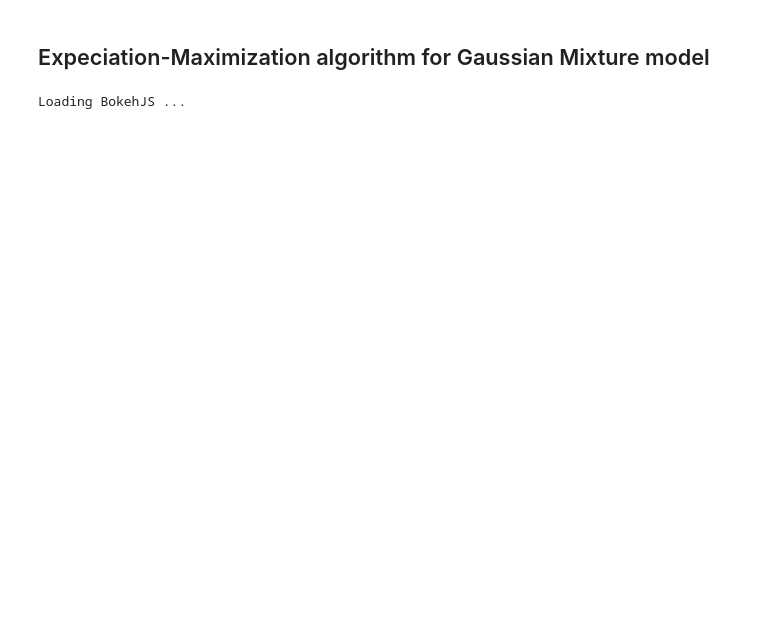
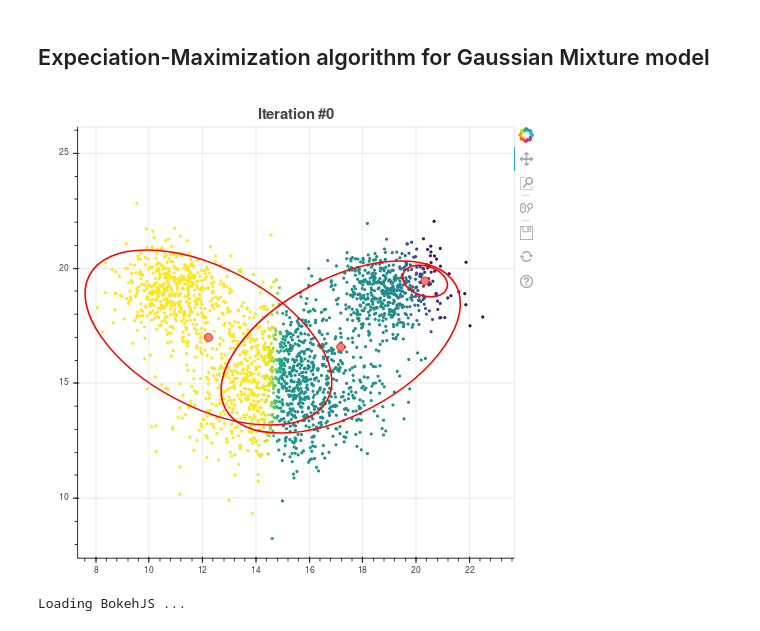
Before and after one commit to GabrielZiembicki/clustering, a Jupyter notebook: em-gmm.ipynb, the cells around one changed output. Cells and saved outputs as stored; diff of their text form; code cells hidden in the pictures; blank space fills up the shorter version.

```diff
--- a/em-gmm.ipynb
+++ b/em-gmm.ipynb
@@ -1,5 +1,11 @@
 # %% [markdown]
 ## Expeciation-Maximization algorithm for Gaussian Mixture model
+# %%
+from IPython.display import Image
+with open("image/em-gmm4.gif",'rb') as f:
+    display(Image(data=f.read(), format='png'))
+# %% [output]
+[figure, added]
 # %%
 import numpy as np
 import pandas as pd
```
Also changed, not shown: 9 other files.
